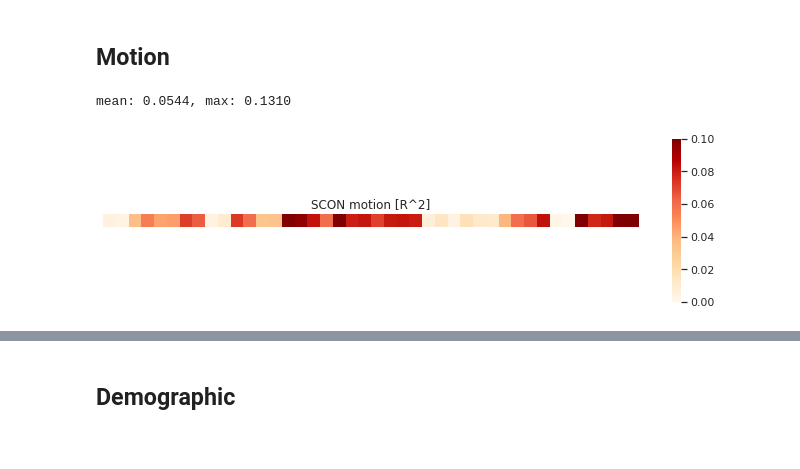
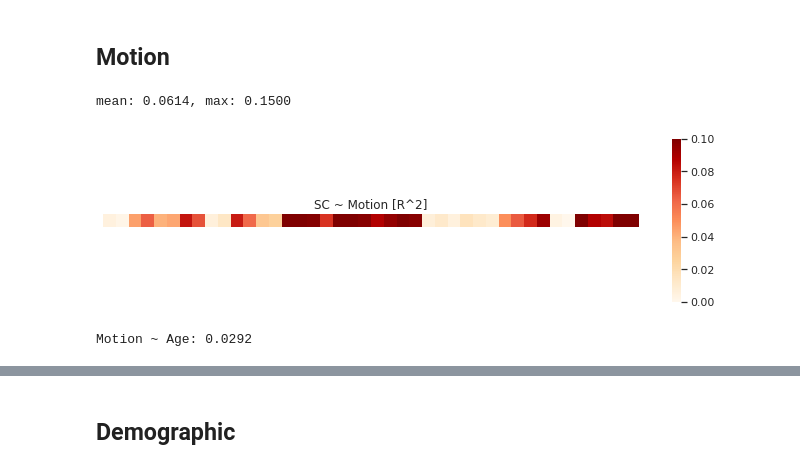
Before and after one commit to AKSoo/StructFunc, a Jupyter notebook: code/ConfoundEffects.ipynb, the cells around one changed output, grey strips where cells are left out. Drawn from its saved outputs; the diff is of its cells as text; code cells hidden in the pictures.

Commit message:
1 sample/family

```diff
--- a/code/ConfoundEffects.ipynb
+++ b/code/ConfoundEffects.ipynb
@@ -21,19 +25,20 @@ covariates = abcd.load_covariates('outputs/abcd_covariates.csv', simple_race=Tru
 # %%
 def confound_residuals(features, model, confounds, n_workers=None):
     sample = features.index.intersection(confounds.index)
-    # convert to DataFrame to prevent get_dummies on numeric
+    # convert Series to DataFrame
+    features = pd.DataFrame(features.loc[sample])
     confounds = pd.DataFrame(confounds.loc[sample])
 
     if n_workers is not None:
         import mapply
         mapply.init(n_workers=n_workers, chunk_size=1, progressbar=True)
-        results = features.loc[sample].mapply(preprocess.residualize,
-                                              model=model, regressors=confounds,
-                                              return_result=True)
+        results = features.mapply(residual.residualize,
+                                  model=model, regressors=confounds,
+                                  return_result=True)
     else:
-        results = features.loc[sample].apply(preprocess.residualize,
-                                             model=model, regressors=confounds,
-                                             return_result=True)
+        results = features.apply(residual.residualize,
+                                 model=model, regressors=confounds,
+                                 return_result=True)
 
     out = {}
     out['resids'] = pd.concat(list(results.iloc[0]), axis=1)
@@ -501,6 +485,9 @@ mean: 0.0030, max: 0.0157
 # %%
 scon, sc_extra = abcd.load_mri_data(ABCD_PATH, 'scon', dropna=True)
 
-subs = scon.index.get_level_values(0).unique()
-print(len(subs), 'subjects')
+# sample 1 random scan from each family
+scon = (scon.join(covariates['rel_family_id']).groupby('rel_family_id')
+        .sample(1, random_state=SEED).drop('rel_family_id', axis=1))
+
+print(len(scon), 'subjects')
 # %% [output]
@@ -590,17 +575,24 @@ dtype: float64
 # %%
 residresult = confound_residuals(scon, sm.OLS, sc_extra['dmri_dti_meanmotion'])
 r2s = residresult['results'].apply(lambda r: r.rsquared)
-r2ss = pd.DataFrame(r2s.rename('Motion')).T
+r2ss = r2s.rename('Motion').to_frame().T
 
 print(f'mean: {r2s.mean():.4f}, max: {r2s.max():.4f}')
 
 fig, ax = plt.subplots(figsize=(12,3))
-
 ax = sns.heatmap(r2ss, square=True, cmap='OrRd', vmax=0.10, vmin=0, ax=ax)
-ax.set_title('SCON motion [R^2]')
+ax.set_title('SC ~ Motion [R^2]')
 ax.set_xticks([])
 ax.set_yticks([])
 plt.show()
 # %% [output]
-mean: 0.0544, max: 0.1310
+mean: 0.0614, max: 0.1500
-[figure, old version]
+[figure, new version]
+# %%
+residresult = confound_residuals(sc_extra['dmri_dti_meanmotion'], sm.OLS,
+                                 covariates['interview_age'])
+r2 = residresult['results'].squeeze().rsquared
+
+print(f'Motion ~ Age: {r2:.4f}')
+# %% [output]
+Motion ~ Age: 0.0292
```
Also changed, not shown: parts of 62 cells of this notebook.
